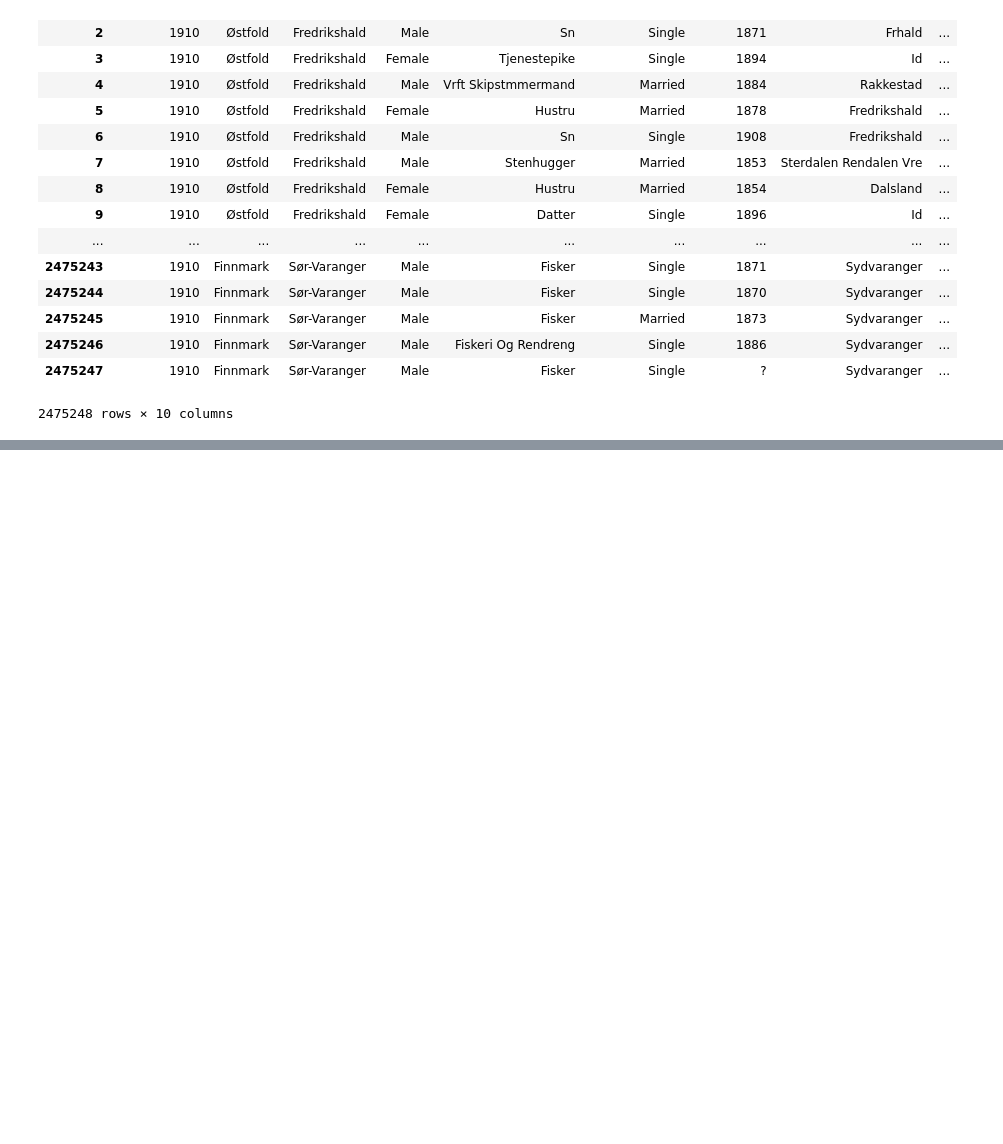
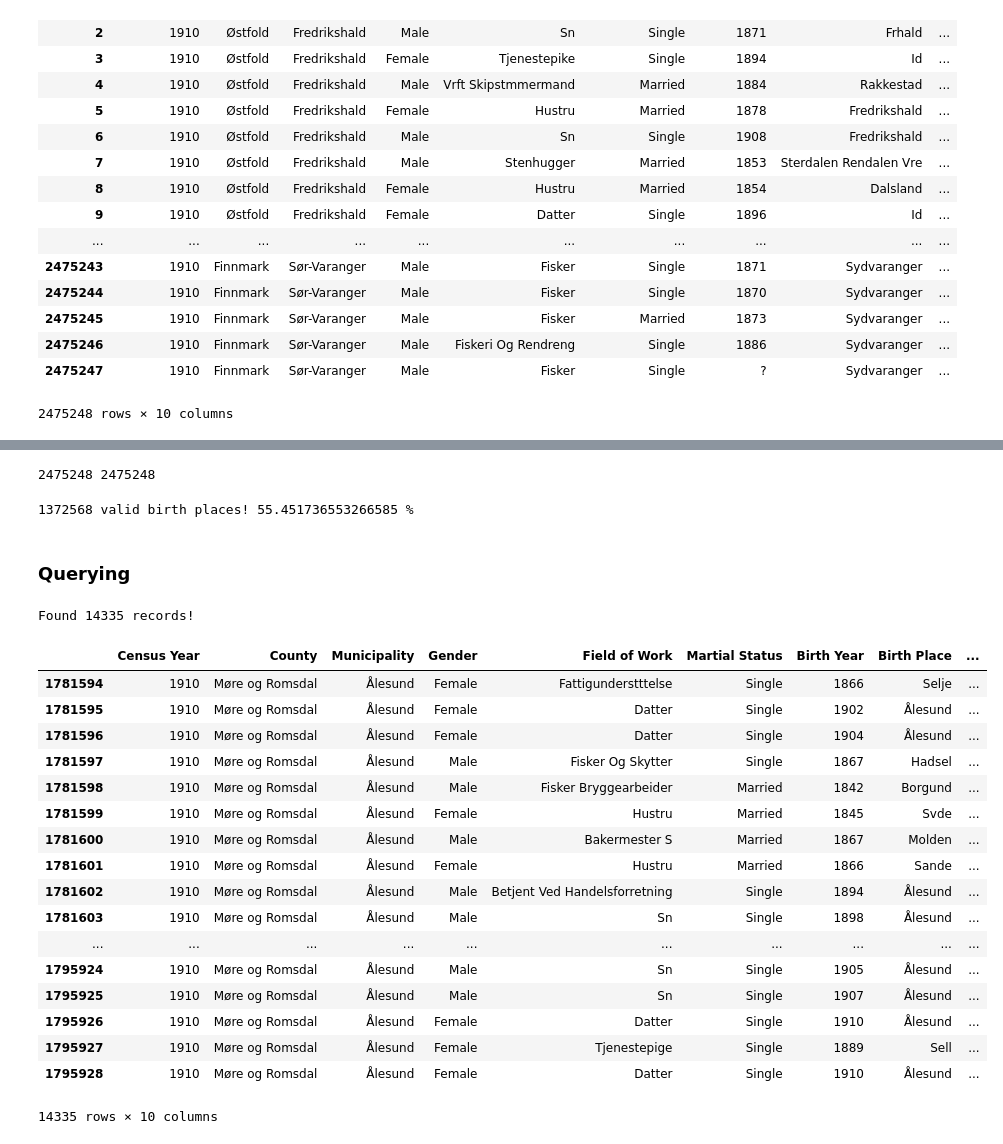
Before and after one commit to BerntA/NorwegianDemographics, a Jupyter notebook: src/merge_data.ipynb, the cells around one changed output, grey strips where cells are left out. Cells and saved outputs as stored; diff of their text form; code cells hidden in the pictures; blank space fills up the shorter version.

Commit message:
- Added preprocessing of birth places, invalid places have been written to areas_temp.txt for analysis. There is mostly just typos, but a lotta typos...

```diff
--- a/src/merge_data.ipynb
+++ b/src/merge_data.ipynb
@@ -1491,0 +1523,14 @@ df1910 # birth places will probably need some more preprocessing, some are abbre
+# %%
+birthPlacesOld = list([str(area).strip().title() for area in df1910.loc[:,'Birth Place']]) # birthplaces, a lotta junk here..
+# %%
+# MANY birth places are accurate, but there are multiple words , ex: 'Granvin I Hardanger' which essentially is just Granvin
+# Extract potential birth place municipalities from the words themselves, map those words to the ones found!
+# Then evaluate the remaining places. There are still some places with abbrevations, and minor typos.
+birthPlacesNew = []
+for area in birthPlacesOld:
+    words = [(BIRTH_PLACE_REPLACE[w] if w in BIRTH_PLACE_REPLACE else w) for w in area.split()] # Do some typo and abbrevation fixup.
+    area = ' '.join(words) # Re-join fixed words.
+    candidates = [w for w in words if w in MUNICIPALITIES_TO_MODERN] # A list of areas that have a matching municipality.
+    birthPlacesNew.append(candidates[0] if (len(candidates) > 0) else area) # If there is a candidate, just pick the first one for now.
+
+birthPlacesNew
@@ -1491,0 +1567,41 @@ df1910 # birth places will probably need some more preprocessing, some are abbre
+# %%
+print(len(birthPlacesNew), len(birthPlacesOld))
+# %% [output]
+2475248 2475248
+# %%
+df1910['Birth Place'] = birthPlacesNew
+# %%
+num_valid_birth_places = len([area for area in birthPlacesNew if area in MUNICIPALITIES_TO_MODERN]) # This is how many valid/accurate birth places we have now!
+print(num_valid_birth_places, "valid birth places!", (num_valid_birth_places/len(birthPlacesNew))*100.0, "%")
+# %% [output]
+1372568 valid birth places! 55.451736553266585 %
+# %% [markdown]
+### Querying
+# %%
+def search(a):
+    res = df1910.loc[df1910['Municipality'] == a.title()]
+    print('Found', len(res), 'records!')
+    return res
+# %%
+s = search('Ålesund')
+s
+# %% [output]
+Found 14335 records!
+|  | Census Year | County | Municipality | Gender | Field of Work | Martial Status | Birth Year | Birth Place | ... |
+| 1781594 | 1910 | Møre og Romsdal | Ålesund | Female | Fattigunderstttelse | Single | 1866 | Selje | ... |
+| 1781595 | 1910 | Møre og Romsdal | Ålesund | Female | Datter | Single | 1902 | Ålesund | ... |
+| 1781596 | 1910 | Møre og Romsdal | Ålesund | Female | Datter | Single | 1904 | Ålesund | ... |
+| 1781597 | 1910 | Møre og Romsdal | Ålesund | Male | Fisker Og Skytter | Single | 1867 | Hadsel | ... |
+| 1781598 | 1910 | Møre og Romsdal | Ålesund | Male | Fisker Bryggearbeider | Married | 1842 | Borgund | ... |
+| 1781599 | 1910 | Møre og Romsdal | Ålesund | Female | Hustru | Married | 1845 | Svde | ... |
+| 1781600 | 1910 | Møre og Romsdal | Ålesund | Male | Bakermester S | Married | 1867 | Molden | ... |
+| 1781601 | 1910 | Møre og Romsdal | Ålesund | Female | Hustru | Married | 1866 | Sande | ... |
+| 1781602 | 1910 | Møre og Romsdal | Ålesund | Male | Betjent Ved Handelsforretning | Single | 1894 | Ålesund | ... |
+| 1781603 | 1910 | Møre og Romsdal | Ålesund | Male | Sn | Single | 1898 | Ålesund | ... |
+| ... | ... | ... | ... | ... | ... | ... | ... | ... | ... |
+| 1795924 | 1910 | Møre og Romsdal | Ålesund | Male | Sn | Single | 1905 | Ålesund | ... |
+| 1795925 | 1910 | Møre og Romsdal | Ålesund | Male | Sn | Single | 1907 | Ålesund | ... |
+| 1795926 | 1910 | Møre og Romsdal | Ålesund | Female | Datter | Single | 1910 | Ålesund | ... |
+| 1795927 | 1910 | Møre og Romsdal | Ålesund | Female | Tjenestepige | Single | 1889 | Sell | ... |
+| 1795928 | 1910 | Møre og Romsdal | Ålesund | Female | Datter | Single | 1910 | Ålesund | ... |
+14335 rows × 10 columns
```
Also changed, not shown: parts of 5 cells of this notebook, 1 other file.
